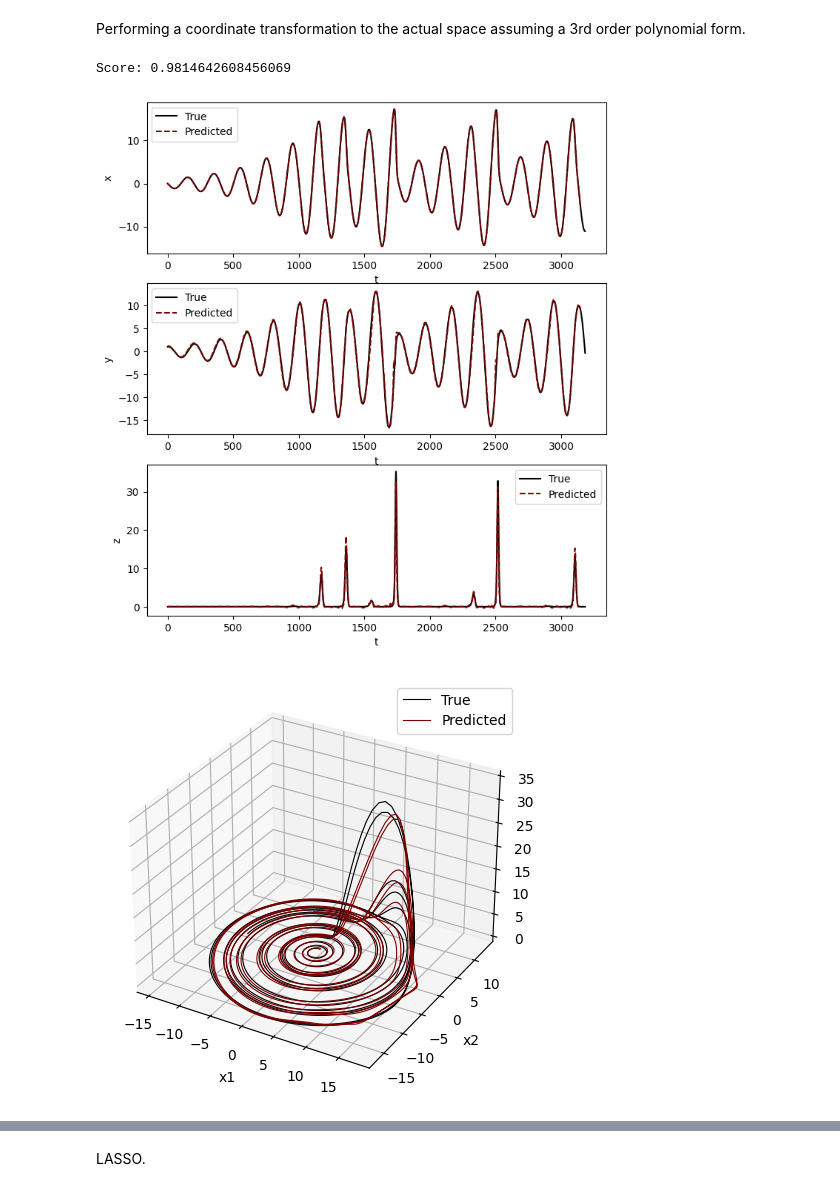
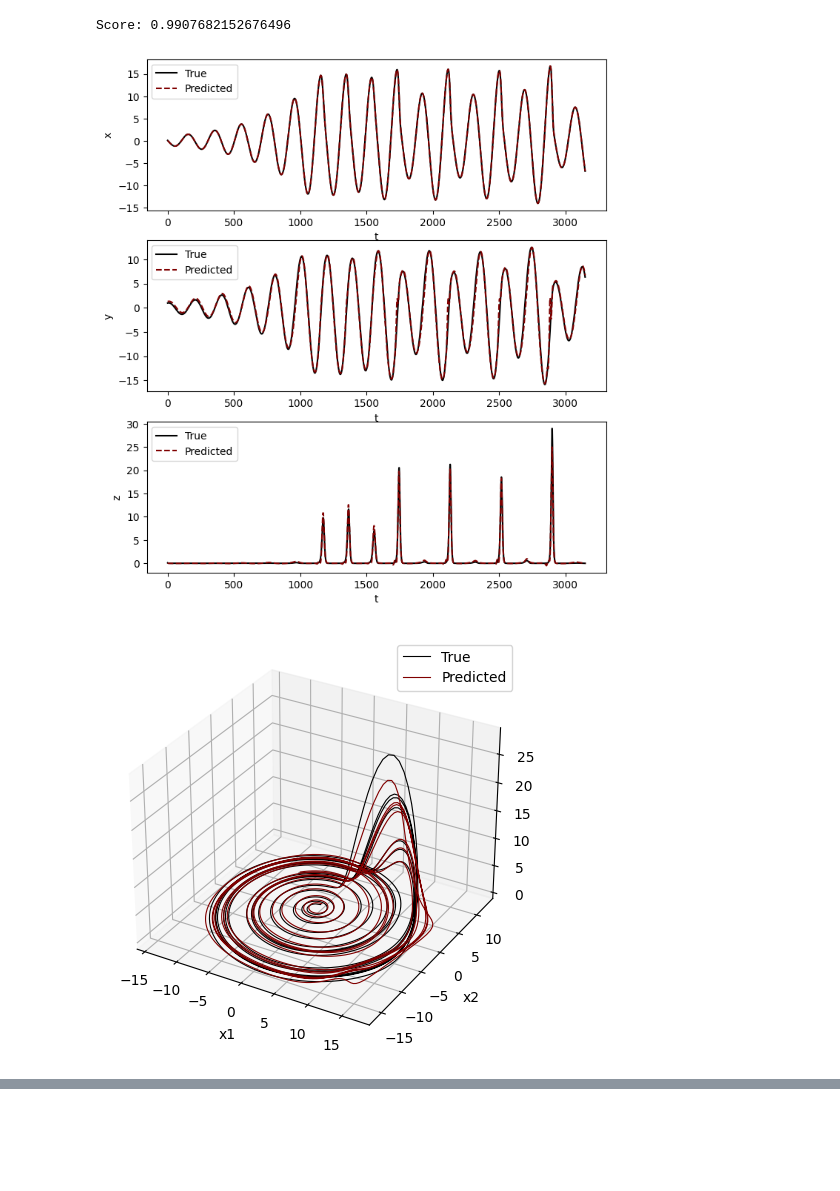
Before and after one commit to issaramro/RecoveringDynamics, a Jupyter notebook: Polynomial_Approach.ipynb, the cells around one changed output, grey strips where cells are left out. Cells and saved outputs as stored; diff of their text form; code cells hidden in the pictures; blank space fills up the shorter version.

```diff
--- a/Polynomial_Approach.ipynb
+++ b/Polynomial_Approach.ipynb
@@ -29,7 +12,6 @@ a, b, c = 0.15, 0.2, 10
 h = np.pi/100
 t = np.arange(0,100,h)
 n = len(t)
-x0 =[0,1,0]
+x0 =[0.1,1,0.1]
 xs,ys,zs = Solution(Rossler, x0, t, [a,b,c])
-# from MI criterion:
 tau = 17
@@ -53,2 +32,0 @@ plt.show()
-# %% [markdown]
-Performing a coordinate transformation to the actual space assuming a 3rd order polynomial form.
@@ -59,46 +33,49 @@ x_train, x_test, library_train, library_test = train_test_split(x[:, :Phi.shape[
+# %%
+v = np.array([v1, v2, v3]).T
+x = np.array([xs[:len(v1)], ys[:len(v1)], zs[:len(v1)]]).T
+Phi = sindy_library(v,2)
+model = Lasso(alpha=1e-2, max_iter= 100000, fit_intercept=False)
+model.fit(Phi, x)
+sol = model.predict(Phi)
+score = model.score(Phi, x)
+print("Score:", score)
+# %% [output]
+Score: 0.9907682152676496
 # %%
-model = Lasso(alpha=1e-2, max_iter= 100000, fit_intercept=False)
-model.fit(library_train, x_train)
-x_pred = model.predict(Phi).T
-score = model.score(library_test, x_test)
-print("Score:", score)
-
 fig1, ax = plt.subplots(3, 1, figsize=(8, 9))
 fig2 = plt.figure(figsize=(13, 13))
 ax3d = fig2.add_subplot(1, 3, 1, projection='3d')
-ax[0].plot(x[0], label='True', color = "k")
-ax[0].plot(x_pred[0], label='Predicted', linestyle='dashed', color = "maroon")
+ax[0].plot(x[:,0], label='True', color = "k")
+ax[0].plot(sol[:,0], label='Predicted', linestyle='dashed', color = "maroon")
 ax[0].set_xlabel("t")
 ax[0].set_ylabel("x")
 ax[0].legend()
-ax[1].plot(x[1], label='True', color = "k")
-ax[1].plot(x_pred[1],linestyle='dashed', color = "maroon", label='Predicted')
+ax[1].plot(x[:,1], label='True', color = "k")
+ax[1].plot(sol[:,1],linestyle='dashed', color = "maroon", label='Predicted')
 ax[1].set_xlabel("t")
 ax[1].set_ylabel("y")
 ax[1].legend()
-ax[2].plot(x[2], label='True', color = "k")
-ax[2].plot(x_pred[2], linestyle='dashed', color = "maroon",label='Predicted')
+ax[2].plot(x[:,2], label='True', color = "k")
+ax[2].plot(sol[:,2], linestyle='dashed', color = "maroon",label='Predicted')
 ax[2].set_xlabel("t")
 ax[2].set_ylabel("z")
 ax[2].legend()
-ax3d.plot(x[0], x[1], x[2],lw=.8, color = "k",label='True')
-ax3d.plot(x_pred[0], x_pred[1], x_pred[2], lw=.8, color = "maroon",label='Predicted')
+ax3d.plot(x[:,0], x[:,1], x[:,2],lw=.8, color = "k",label='True')
+ax3d.plot(sol[:,0], sol[:,1],sol[:,2], lw=.8, color = "maroon",label='Predicted')
 ax3d.set_xlabel("x1")
 ax3d.set_ylabel("x2")
 ax3d.set_zlabel("x3")
 ax3d.legend()
 plt.tight_layout()
 plt.show()
-
 fig3, ax3 = plt.subplots(1, 3, figsize=(10, 9), subplot_kw={'projection': '3d'})
 ax3[0].plot(xs, ys, zs, label="True", color = "k")
 ax3[1].plot(v1, v2, v3, label="Embedded", color = "k")
-ax3[2].plot(x_pred[0], x_pred[1], x_pred[2], label="Fitted",color = "k")
+ax3[2].plot(sol[:,0], sol[:,1],sol[:,2], label="Fitted",color = "k")
 ax3[0].legend()
 ax3[1].legend()
 ax3[2].legend()
 plt.show()
 # %% [output]
-Score: 0.9814642608456069
-[figure, old version]
+[figure, new version]
-[figure, old version]
+[figure, new version]
@@ -106,2 +82,0 @@ Score: 0.9814642608456069
-# %% [markdown]
-LASSO.
```
Also changed, not shown: parts of 20 cells of this notebook, 2 other files.
